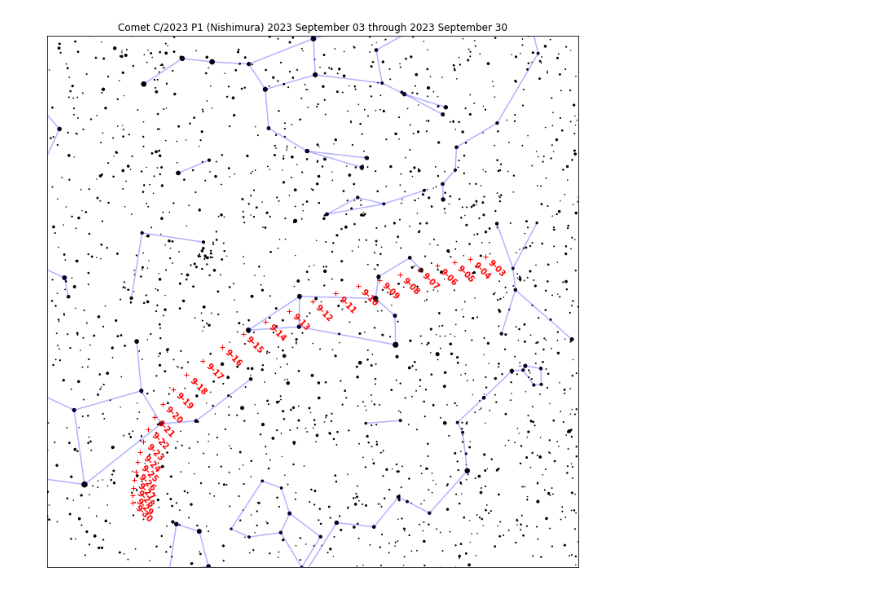
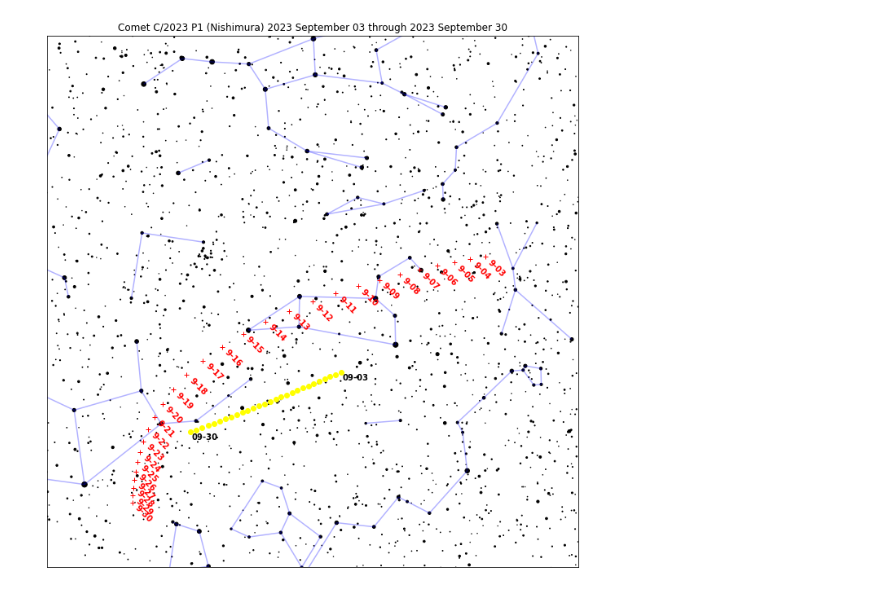
Before and after one commit to ManifestStephanie/comet-nishimura, a Jupyter notebook: CometNishimura.ipynb, the cells around one changed output. Saved outputs shown, nothing was run; the diff lists cells and outputs as text; code cells hidden in the pictures.

```diff
--- a/CometNishimura.ipynb
+++ b/CometNishimura.ipynb
@@ -68,6 +68,7 @@ star_positions = earth.at(t).observe(Star.from_dataframe(stars))
 stars['x'], stars['y'] = projection(star_positions)
 
 comet_x, comet_y = projection(earth.at(t_comet).observe(comet))
+sun_x, sun_y = projection(earth.at(t_comet).observe(sun))
 
 # Create a True/False mask marking the stars bright enough to be
 # included in our plot.  And go ahead and compute how large their
@@ -103,31 +104,40 @@ ax.scatter(stars['x'][bright_stars], stars['y'][bright_stars],
 comet_color = '#f00'
 offset = 0.002
 
 ax.plot(comet_x, comet_y, '+', c=comet_color, zorder=3)
+ax.plot(sun_x, sun_y, 'o', c='yellow')
 
 for xi, yi, tstr in zip(comet_x, comet_y, t_comet.utc_strftime('%m-%d')):
     tstr = tstr.lstrip('0')
     text = ax.text(xi + offset, yi - offset, tstr, color=comet_color,
                    ha='left', va='top', rotation=-45, fontsize=10, weight='bold', zorder=3)
     text.set_alpha(1)
+
+tstr_sun_begin = t_comet[0].utc_strftime('%m-%d')
+ax.text(sun_x[0] + offset, sun_y[0] - offset, tstr_sun_begin, color='black',
+        ha='left', va='top', fontsize=10, weight='bold')
+
+tstr_sun_end = t_comet[-1].utc_strftime('%m-%d')
+ax.text(sun_x[-1] + offset, sun_y[-1] - offset, tstr_sun_end, color='black',
+        ha='left', va='top', fontsize=10, weight='bold')
 
 # Finally, title the plot and set some final parameters.
 
 angle = np.pi - field_of_view_degrees / 360.0 * np.pi
 limit = np.sin(angle) / (1.0 - np.cos(angle))
 
 ax.set_xlim(-limit, limit)
 ax.set_ylim(-limit, limit)
 ax.xaxis.set_visible(False)
 ax.yaxis.set_visible(False)
 ax.set_aspect(1.0)
 ax.set_title('Comet C/2023 P1 (Nishimura) {} through {}'.format(
     t_comet[0].utc_strftime('%Y %B %d'),
     t_comet[-1].utc_strftime('%Y %B %d'),
 ))
 
 # Save.
 
 fig.savefig('nishimura-finder-chart.png', bbox_inches='tight')
 # %% [output]
-[figure, old version]
+[figure, new version]
```
Also changed, not shown: parts of 1 cell of this notebook.
